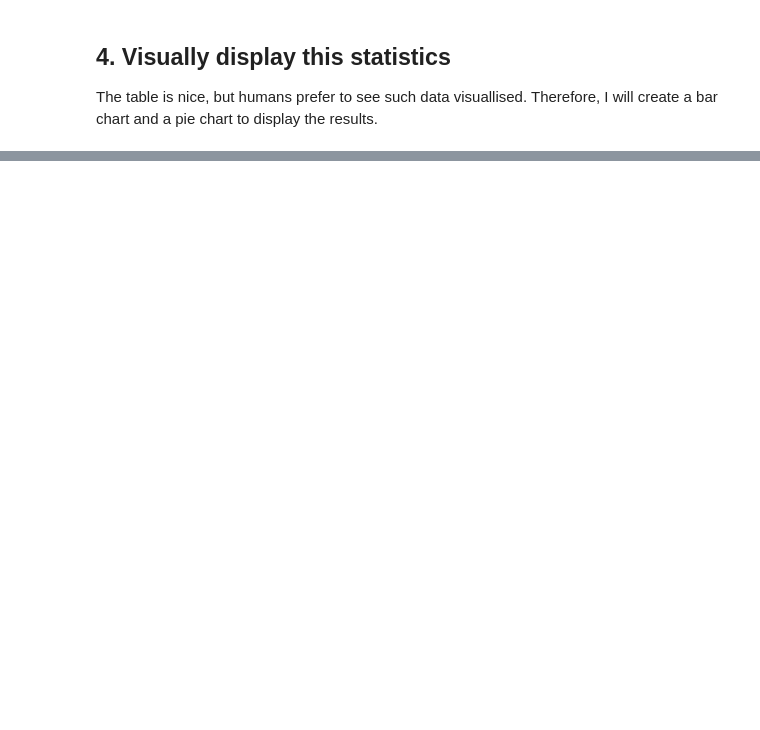
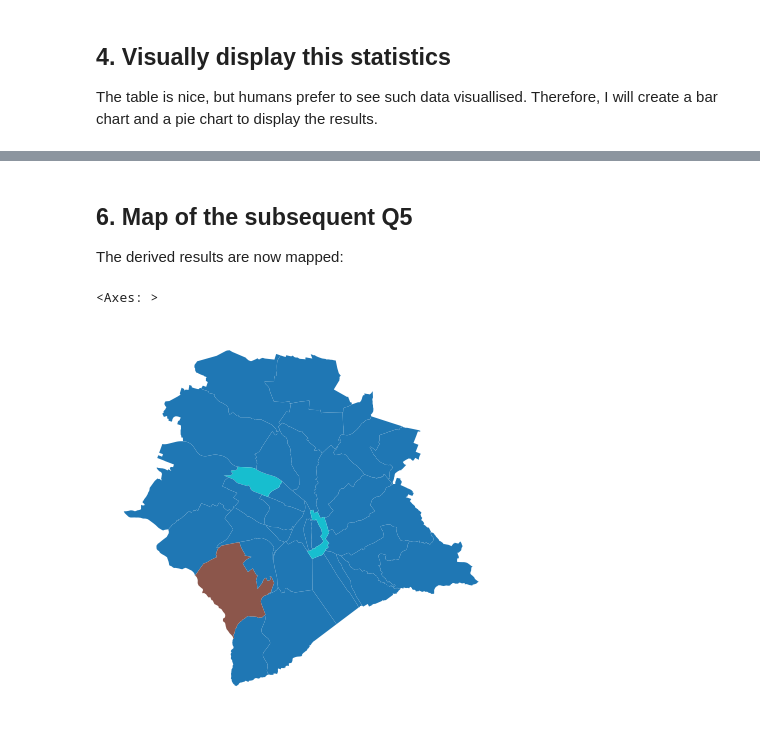
Before and after one commit to mj1905/sds210_project_Matthias_Jost, a Jupyter notebook: notebooks/Q4_category_with_most_reports.ipynb, the cells around one changed output, grey strips where cells are left out. Saved outputs shown, nothing was run; the diff lists cells and outputs as text; code cells hidden in the pictures; blank space fills up the shorter version.

```diff
--- a/notebooks/Q4_category_with_most_reports.ipynb
+++ b/notebooks/Q4_category_with_most_reports.ipynb
@@ -124,0 +161,9 @@ The table is nice, but humans prefer to see such data visuallised. Therefore, I
+# %%
+# first sort the reports per neighborhood and per category:
+reports_per_c_and_n=(reports_full_sjoin
+    .groupby(["qname", "report_category"])
+    .size()
+    .reset_index(name="nr_reports")
+    .sort_values(by="qname")
+)
+print(reports_per_c_and_n)
@@ -124,0 +189,13 @@ The table is nice, but humans prefer to see such data visuallised. Therefore, I
+# %%
+# get the maximum value per neighborhood:
+highest_report_category_per_neighborhood=[]
+
+for neighborhood_name in reports_per_c_and_n["qname"].unique():
+    subset=reports_per_c_and_n[reports_per_c_and_n["qname"]==neighborhood_name]
+    subset=subset.sort_values(by="nr_reports", ascending=False)
+    highest_report_category_per_neighborhood.append(subset.iloc[0])
+
+# convert the retreived list into a df
+highest_report_category_per_neighborhood=pd.DataFrame(highest_report_category_per_neighborhood)
+
+highest_report_category_per_neighborhood.head(3)
@@ -124,0 +207,10 @@ The table is nice, but humans prefer to see such data visuallised. Therefore, I
+# %%
+#merge the newly created dataframe with the quartiere_geodataframe
+quartiere_map=import_preprocessed_data("quartiere_map.gpkg")
+
+quartiere_map=quartiere_map.merge(highest_report_category_per_neighborhood,
+                    on="qname",
+                    how="left")
+
+#visually verify wheter the merge worked
+quartiere_map.head(35)
@@ -124,0 +236,10 @@ The table is nice, but humans prefer to see such data visuallised. Therefore, I
+# %% [markdown]
+## 6. Map of the subsequent Q5
+The derived results are now mapped:
+# %%
+fig, ax=plt.subplots()
+ax.axis("off")
+quartiere_map.plot(ax=ax, column="report_category")
+# %% [output]
+<Axes: >
+[figure, added]
```
Also changed, not shown: parts of 9 cells of this notebook, 2 other files.
